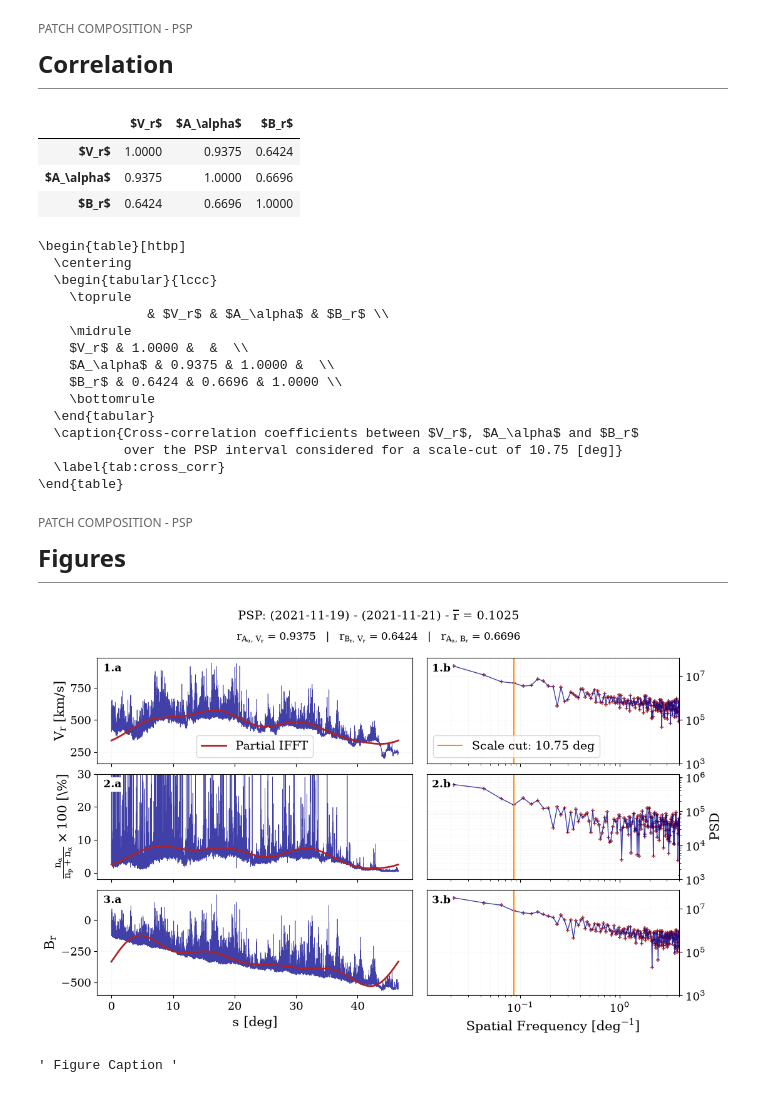
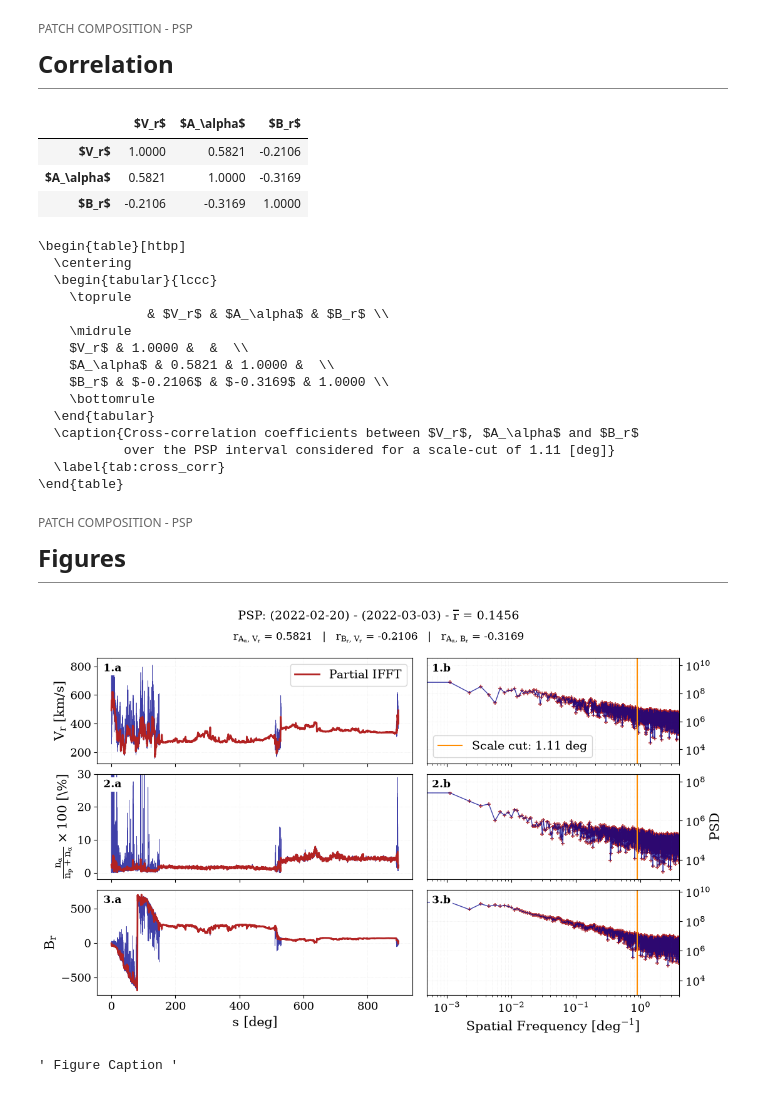
Before and after one commit to TristanVrg/patch-composition, a Jupyter notebook: Analysis/patch-psp.ipynb, the cells around one changed output. Saved outputs shown, nothing was run; the diff lists cells and outputs as text; code cells hidden in the pictures.

```diff
--- a/Analysis/patch-psp.ipynb
+++ b/Analysis/patch-psp.ipynb
@@ -47,8 +50,8 @@ rcParams['grid.linestyle'] = '--'
 rcParams['grid.linewidth'] = 0.5
 # %%
 """ Time Config """
-start_PSP = datetime(2021, 11, 19)
-stop_PSP  = datetime(2021, 11, 21)
+start_PSP = datetime(2022, 2, 20)
+stop_PSP  = datetime(2022, 3, 3)
 # %%
 """ Get Data """
 data_psp = load_data(start_PSP, stop_PSP, "psp")
@@ -272,7 +275,7 @@ Fourier Analysis
 
 </div>
 # %%
-f_cut = 9.3e-2
+f_cut = 9e-1
 # %% [markdown]
 <div style="
     font-family: 'Times New Roman', serif;
@@ -677,9 +680,9 @@ display(
 )
 # %% [output]
 |  | $V_r$ | $A_\alpha$ | $B_r$ |
-| $V_r$ | 1.0000 | 0.9375 | 0.6424 |
-| $A_\alpha$ | 0.9375 | 1.0000 | 0.6696 |
-| $B_r$ | 0.6424 | 0.6696 | 1.0000 |
+| $V_r$ | 1.0000 | 0.5821 | -0.2106 |
+| $A_\alpha$ | 0.5821 | 1.0000 | -0.3169 |
+| $B_r$ | -0.2106 | -0.3169 | 1.0000 |
 # %%
 def fmt(x):
     s = f"{x:.4f}"
@@ -720,12 +723,12 @@ print(latex)
               & $V_r$ & $A_\alpha$ & $B_r$ \\
     \midrule
     $V_r$ & 1.0000 &  &  \\
-    $A_\alpha$ & 0.9375 & 1.0000 &  \\
-    $B_r$ & 0.6424 & 0.6696 & 1.0000 \\
+    $A_\alpha$ & 0.5821 & 1.0000 &  \\
+    $B_r$ & $-0.2106$ & $-0.3169$ & 1.0000 \\
     \bottomrule
   \end{tabular}
   \caption{Cross-correlation coefficients between $V_r$, $A_\alpha$ and $B_r$
-           over the PSP interval considered for a scale-cut of 10.75 [deg]}
+           over the PSP interval considered for a scale-cut of 1.11 [deg]}
   \label{tab:cross_corr}
 \end{table}
 # %% [markdown]
@@ -794,7 +797,7 @@ ax_a_spec.tick_params(labelbottom=False)
 
 # --- Velocity time series
 ax_v.plot(s_psp_new, v_r_new, color = 'darkblue', linewidth=0.5, alpha=0.75)
-ax_v.plot(s_psp_new[:-1], filter_data_vr, linewidth=2.0, color='firebrick', label='Partial IFFT')
+ax_v.plot(s_psp_new, filter_data_vr, linewidth=2.0, color='firebrick', label='Partial IFFT')
 ax_v.set_ylabel(r"$V_r$ [$km/s$]")
 ax_v.tick_params(labelbottom=False)
 ax_v.grid(which="both", linestyle=":", alpha=0.3)
@@ -802,8 +805,8 @@ ax_v.grid(which="both", linestyle=":", alpha=0.3)
 ax_v.legend(loc='best')
 
 # Velocity spectrum
-ax_v_spec.loglog(freq_vr[1:], np.abs(fft_vr_copy[1:]), linewidth=1, color='darkblue', alpha=0.75)
-ax_v_spec.scatter(freq_vr[1:], np.abs(fft_vr_copy[1:]), marker="+", color="firebrick", s=20, alpha=0.75)
+ax_v_spec.loglog(freq_vr, np.abs(fft_vr_copy), linewidth=1, color='darkblue', alpha=0.75)
+ax_v_spec.scatter(freq_vr, np.abs(fft_vr_copy), marker="+", color="firebrick", s=20, alpha=0.75)
 ax_v_spec.axvline(freq_vr[idx_cut_vr], color="darkorange", linestyle="-", linewidth=1.5, label=f"Scale cut: {round(1/f_cut, 2)} deg")
 
 ax_v_spec.grid(which="both", linestyle=":", alpha=0.3)
@@ -813,14 +816,14 @@ ax_v_spec.legend(loc="lower left")
 
 # --- Alpha abundance time series
 ax_a.plot(s_psp_new, a_percent_new, linewidth=0.5, color='darkblue', alpha=0.75)
-ax_a.plot(s_psp_new[:-1], filter_data_a_percent, color="firebrick", linewidth=2.0)
+ax_a.plot(s_psp_new, filter_data_a_percent, color="firebrick", linewidth=2.0)
 ax_a.set_ylabel(r"$\frac{n_\alpha}{n_p+n_\alpha}\times100$ [\%]")
 ax_a.set_ylim(-2, 30)
 ax_a.grid(which="both", linestyle=":", alpha=0.3)
 
 # Alpha spectrum
-ax_a_spec.loglog(freq_a_percent[1:], np.abs(fft_a_percent_copy[1:]), linewidth=1, color='darkblue', alpha=0.75)
-ax_a_spec.scatter(freq_a_percent[1:], np.abs(fft_a_percent_copy[1:]), marker="+", color="firebrick", s=20, alpha=0.75)
+ax_a_spec.loglog(freq_a_percent, np.abs(fft_a_percent_copy), linewidth=1, color='darkblue', alpha=0.75)
+ax_a_spec.scatter(freq_a_percent, np.abs(fft_a_percent_copy), marker="+", color="firebrick", s=20, alpha=0.75)
 ax_a_spec.axvline(freq_a_percent[idx_cut_a_percent], color="darkorange", linestyle="-", linewidth=1.5)
 ax_a_spec.set_ylabel("PSD")
 ax_a_spec.grid( which="both", linestyle=":", alpha=0.3)
@@ -828,14 +831,14 @@ ax_a_spec.grid( which="both", linestyle=":", alpha=0.3)
 
 # --- Radial magnetic field time series
 ax_b.plot(s_psp_new, br_new, color='darkblue', linewidth=0.5, alpha=0.75)
-ax_b.plot(s_psp_new[:-1], filter_data_br, color='firebrick', linewidth=2)
+ax_b.plot(s_psp_new, filter_data_br, color='firebrick', linewidth=2)
 ax_b.set_ylabel(r"$B_r$")
 ax_b.set_xlabel("s [deg]")
 ax_b.grid(which="both", ls=":", alpha=0.3)
 
 # Radial magnetic field spectrum
-ax_b_spec.loglog(freq_br[1:], np.abs(fft_br_copy[1:]), color='darkblue', linewidth=1, alpha=0.75)
-ax_b_spec.scatter(freq_br[1:], np.abs(fft_br_copy[1:]), marker="+", color="firebrick", s=20, alpha=0.75)
+ax_b_spec.loglog(freq_br, np.abs(fft_br_copy), color='darkblue', linewidth=1, alpha=0.75)
+ax_b_spec.scatter(freq_br, np.abs(fft_br_copy), marker="+", color="firebrick", s=20, alpha=0.75)
 ax_b_spec.axvline(freq_br[idx_cut_br], color="darkorange", linewidth=1.5)
 ax_b_spec.set_xlabel(r"Spatial Frequency [$deg^{-1}$]")
 ax_b_spec.grid(which="both", ls=":", alpha=0.3)
@@ -864,34 +867,34 @@ ax_b_spec.yaxis.set_label_position("right")
 # --- Panel labels
 panel_labels = {
     ax_v:      "1.a", ax_v_spec: "1.b",
     ax_a:      "2.a", ax_a_spec: "2.b",
     ax_b:      "3.a", ax_b_spec: "3.b",
 }
 
 for ax, lab in panel_labels.items():
     ax.text(
         0.02, 0.95, lab,
         transform=ax.transAxes,
         ha="left", va="top",
         fontsize=12, fontweight="bold",
         bbox=dict(facecolor="white", edgecolor="none", alpha=1.0, pad=2),
         zorder=10,
     )
 
 # Save
 fig.savefig(
     Path("..") / "Results" / "Figures" /
     f"PSP_corr_{start_PSP.strftime('%Y%m%d')}_"
     f"{stop_PSP.strftime('%Y%m%d')}_"
     f"{r_avrg:.4f}_"
     f"{round(1/f_cut, 2)}.png",
     dpi=300,
     bbox_inches="tight"
 )
 
 plt.show()
 # %% [output]
-[figure, old version]
+[figure, new version]
 # %%
 """ Figure Caption """
 # %% [output]
```
Also changed, not shown: parts of 15 cells of this notebook, 2 other files.
